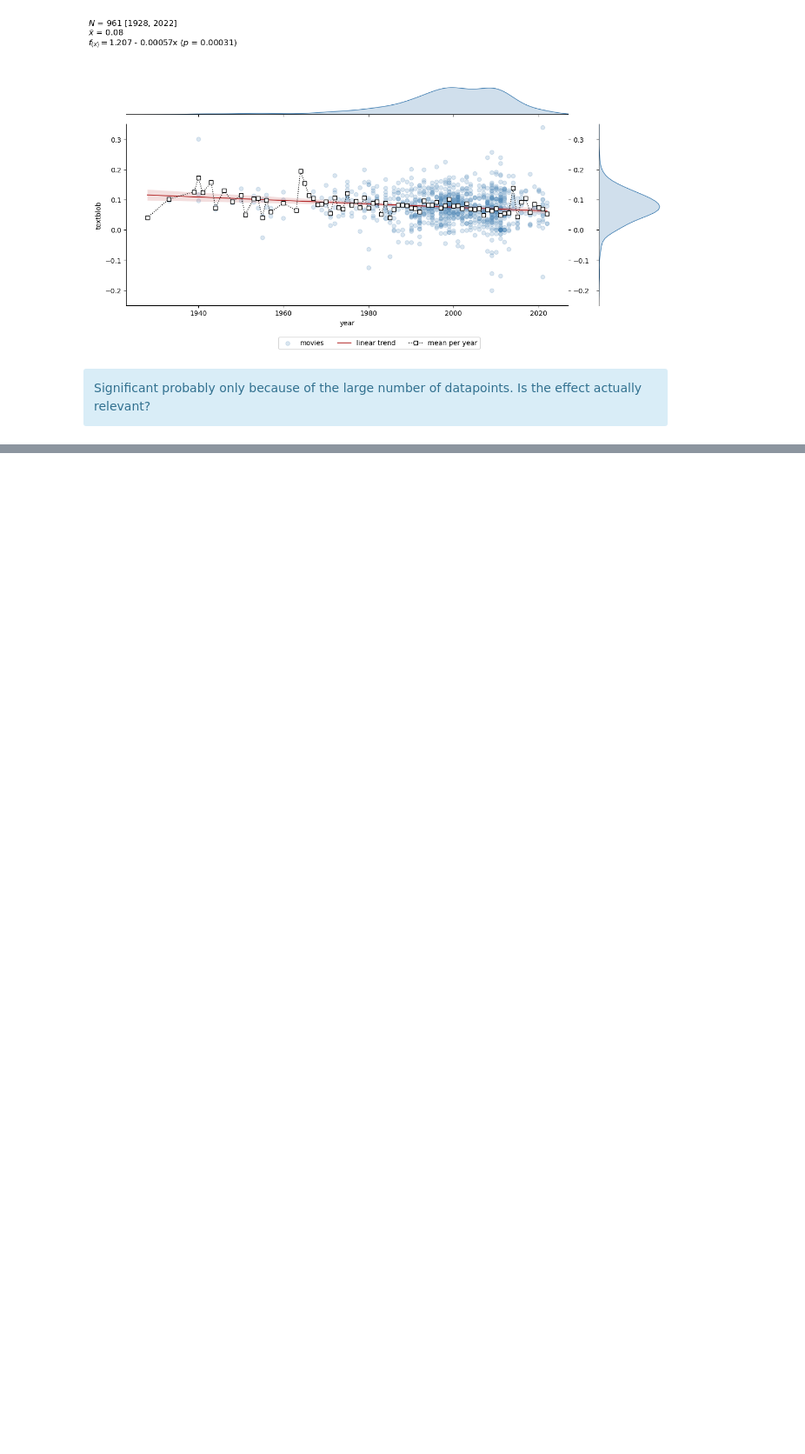
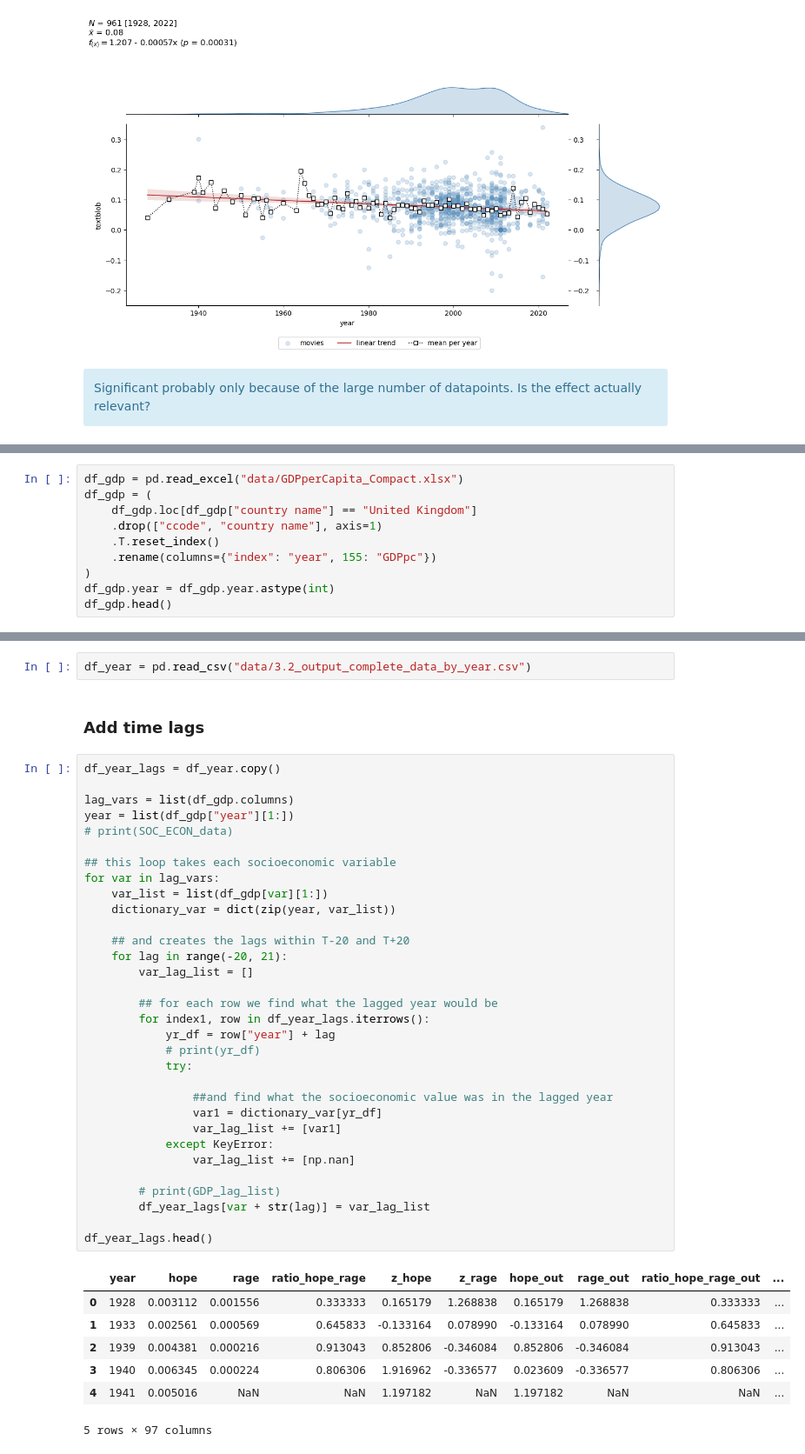
Before and after one commit to dominikpegler/computational-social-sciences, a Jupyter notebook: assignments/Assignment 4 - Socioeconomic analysis.ipynb, the cells around one changed output, grey strips where cells are left out. Shown at 87% size. Drawn from its saved outputs; the diff is of its cells as text; blank space fills up the shorter version.

```diff
--- a/assignments/Assignment 4 - Socioeconomic analysis.ipynb
+++ b/assignments/Assignment 4 - Socioeconomic analysis.ipynb
@@ -250,0 +264,10 @@ g.fig.tight_layout()
+# %%
+df_gdp = pd.read_excel("data/GDPperCapita_Compact.xlsx")
+df_gdp = (
+    df_gdp.loc[df_gdp["country name"] == "United Kingdom"]
+    .drop(["ccode", "country name"], axis=1)
+    .T.reset_index()
+    .rename(columns={"index": "year", 155: "GDPpc"})
+)
+df_gdp.year = df_gdp.year.astype(int)
+df_gdp.head()
@@ -250,0 +321,44 @@ g.fig.tight_layout()
+# %%
+df_year = pd.read_csv("data/3.2_output_complete_data_by_year.csv")
+# %% [markdown]
+### Add time lags
+# %%
+df_year_lags = df_year.copy()
+
+lag_vars = list(df_gdp.columns)
+year = list(df_gdp["year"][1:])
+# print(SOC_ECON_data)
+
+## this loop takes each socioeconomic variable
+for var in lag_vars:
+    var_list = list(df_gdp[var][1:])
+    dictionary_var = dict(zip(year, var_list))
+
+    ## and creates the lags within T-20 and T+20
+    for lag in range(-20, 21):
+        var_lag_list = []
+
+        ## for each row we find what the lagged year would be
+        for index1, row in df_year_lags.iterrows():
+            yr_df = row["year"] + lag
+            # print(yr_df)
+            try:
+
+                ##and find what the socioeconomic value was in the lagged year
+                var1 = dictionary_var[yr_df]
+                var_lag_list += [var1]
+            except KeyError:
+                var_lag_list += [np.nan]
+
+        # print(GDP_lag_list)
+        df_year_lags[var + str(lag)] = var_lag_list
+
+df_year_lags.head()
+# %% [output]
+|  | year | hope | rage | ratio_hope_rage | z_hope | z_rage | hope_out | rage_out | ratio_hope_rage_out | ... |
+| 0 | 1928 | 0.003112 | 0.001556 | 0.333333 | 0.165179 | 1.268838 | 0.165179 | 1.268838 | 0.333333 | ... |
+| 1 | 1933 | 0.002561 | 0.000569 | 0.645833 | -0.133164 | 0.078990 | -0.133164 | 0.078990 | 0.645833 | ... |
+| 2 | 1939 | 0.004381 | 0.000216 | 0.913043 | 0.852806 | -0.346084 | 0.852806 | -0.346084 | 0.913043 | ... |
+| 3 | 1940 | 0.006345 | 0.000224 | 0.806306 | 1.916962 | -0.336577 | 0.023609 | -0.336577 | 0.806306 | ... |
+| 4 | 1941 | 0.005016 | NaN | NaN | 1.197182 | NaN | 1.197182 | NaN | NaN | ... |
+5 rows × 97 columns
```
Also changed, not shown: parts of 28 cells of this notebook, 1 other file.
